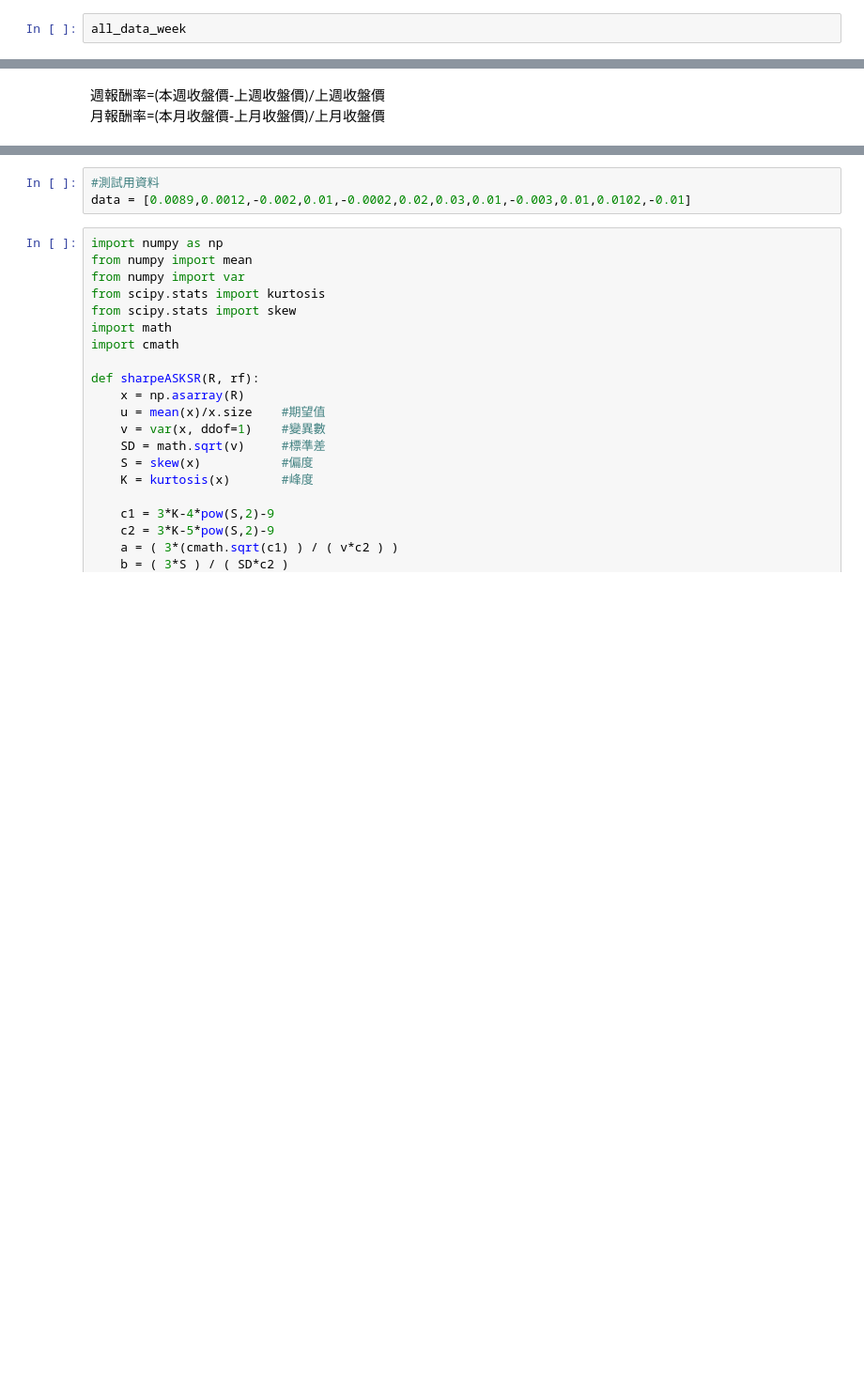
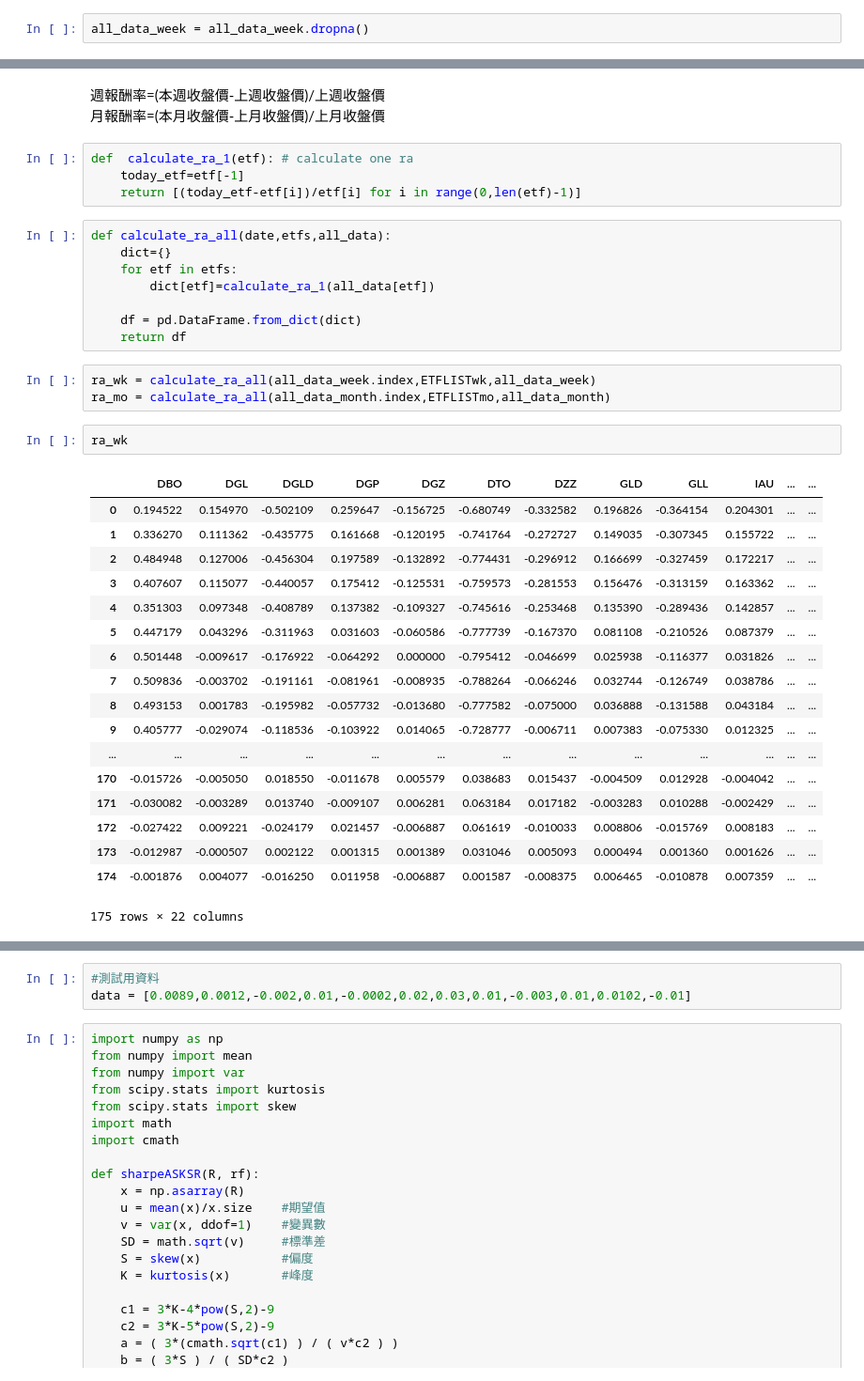
Before and after one commit to syuan0624/FinTech, a Jupyter notebook: HW4/ETF_riskiness.ipynb, the cells around one changed output, grey strips where cells are left out. Shown: that part at 94% size. Saved outputs shown, nothing was run; the diff lists cells and outputs as text; blank space fills up the shorter version.

```diff
--- a/HW4/ETF_riskiness.ipynb
+++ b/HW4/ETF_riskiness.ipynb
@@ -98,2 +98,2 @@ start crawling : UBG
 # %%
-all_data_week
+all_data_week = all_data_week.dropna()
@@ -142,3 +102,39 @@ all_data_month
 # %% [markdown]
 週報酬率=(本週收盤價-上週收盤價)/上週收盤價
 月報酬率=(本月收盤價-上月收盤價)/上月收盤價
+# %%
+def  calculate_ra_1(etf): # calculate one ra
+    today_etf=etf[-1]
+    return [(today_etf-etf[i])/etf[i] for i in range(0,len(etf)-1)]
+# %%
+def calculate_ra_all(date,etfs,all_data):
+    dict={}
+    for etf in etfs:
+        dict[etf]=calculate_ra_1(all_data[etf])
+
+    df = pd.DataFrame.from_dict(dict)
+    return df
+# %%
+ra_wk = calculate_ra_all(all_data_week.index,ETFLISTwk,all_data_week)
+ra_mo = calculate_ra_all(all_data_month.index,ETFLISTmo,all_data_month)
+# %%
+ra_wk
+# %% [output]
+|  | DBO | DGL | DGLD | DGP | DGZ | DTO | DZZ | GLD | GLL | IAU | ... | ... |
+| 0 | 0.194522 | 0.154970 | -0.502109 | 0.259647 | -0.156725 | -0.680749 | -0.332582 | 0.196826 | -0.364154 | 0.204301 | ... | ... |
+| 1 | 0.336270 | 0.111362 | -0.435775 | 0.161668 | -0.120195 | -0.741764 | -0.272727 | 0.149035 | -0.307345 | 0.155722 | ... | ... |
+| 2 | 0.484948 | 0.127006 | -0.456304 | 0.197589 | -0.132892 | -0.774431 | -0.296912 | 0.166699 | -0.327459 | 0.172217 | ... | ... |
+| 3 | 0.407607 | 0.115077 | -0.440057 | 0.175412 | -0.125531 | -0.759573 | -0.281553 | 0.156476 | -0.313159 | 0.163362 | ... | ... |
+| 4 | 0.351303 | 0.097348 | -0.408789 | 0.137382 | -0.109327 | -0.745616 | -0.253468 | 0.135390 | -0.289436 | 0.142857 | ... | ... |
+| 5 | 0.447179 | 0.043296 | -0.311963 | 0.031603 | -0.060586 | -0.777739 | -0.167370 | 0.081108 | -0.210526 | 0.087379 | ... | ... |
+| 6 | 0.501448 | -0.009617 | -0.176922 | -0.064292 | 0.000000 | -0.795412 | -0.046699 | 0.025938 | -0.116377 | 0.031826 | ... | ... |
+| 7 | 0.509836 | -0.003702 | -0.191161 | -0.081961 | -0.008935 | -0.788264 | -0.066246 | 0.032744 | -0.126749 | 0.038786 | ... | ... |
+| 8 | 0.493153 | 0.001783 | -0.195982 | -0.057732 | -0.013680 | -0.777582 | -0.075000 | 0.036888 | -0.131588 | 0.043184 | ... | ... |
+| 9 | 0.405777 | -0.029074 | -0.118536 | -0.103922 | 0.014065 | -0.728777 | -0.006711 | 0.007383 | -0.075330 | 0.012325 | ... | ... |
+| ... | ... | ... | ... | ... | ... | ... | ... | ... | ... | ... | ... | ... |
+| 170 | -0.015726 | -0.005050 | 0.018550 | -0.011678 | 0.005579 | 0.038683 | 0.015437 | -0.004509 | 0.012928 | -0.004042 | ... | ... |
+| 171 | -0.030082 | -0.003289 | 0.013740 | -0.009107 | 0.006281 | 0.063184 | 0.017182 | -0.003283 | 0.010288 | -0.002429 | ... | ... |
+| 172 | -0.027422 | 0.009221 | -0.024179 | 0.021457 | -0.006887 | 0.061619 | -0.010033 | 0.008806 | -0.015769 | 0.008183 | ... | ... |
+| 173 | -0.012987 | -0.000507 | 0.002122 | 0.001315 | 0.001389 | 0.031046 | 0.005093 | 0.000494 | 0.001360 | 0.001626 | ... | ... |
+| 174 | -0.001876 | 0.004077 | -0.016250 | 0.011958 | -0.006887 | 0.001587 | -0.008375 | 0.006465 | -0.010878 | 0.007359 | ... | ... |
+175 rows × 22 columns
```
Also changed, not shown: parts of 7 cells of this notebook.
